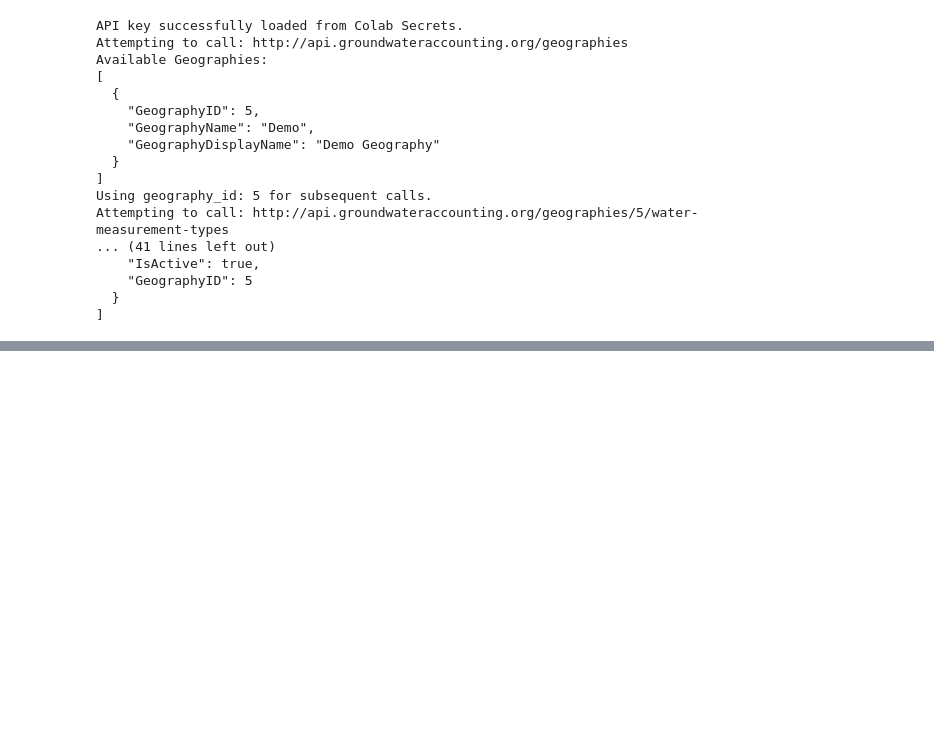
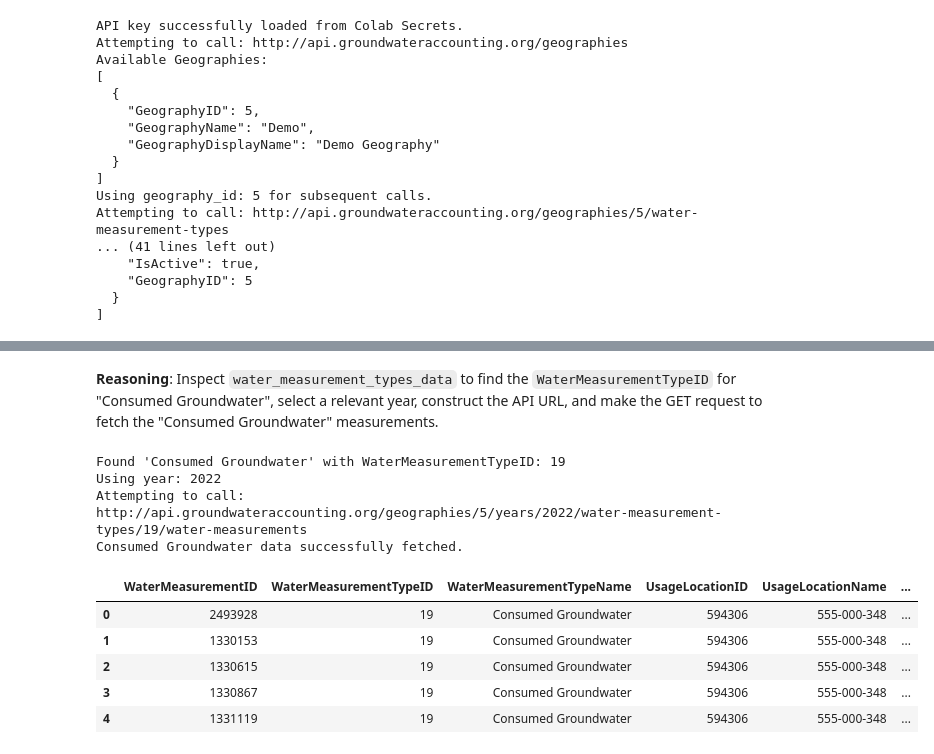
Before and after one commit to esassoc/qanat-community, a Jupyter notebook: Qanat.CommunityAPI/Examples/Hackathon_2025_Use_Case_1_Choropleth.ipynb, the cells around one changed output, grey strips where cells are left out. Drawn from its saved outputs; the diff is of its cells as text; code cells hidden in the pictures; blank space fills up the shorter version.

```diff
--- a/Qanat.CommunityAPI/Examples/Hackathon_2025_Use_Case_1_Choropleth.ipynb
+++ b/Qanat.CommunityAPI/Examples/Hackathon_2025_Use_Case_1_Choropleth.ipynb
@@ -130,0 +165,63 @@ Attempting to call: http://api.groundwateraccounting.org/geographies/5/water-mea
+# %% [markdown]
+**Reasoning**:
+Inspect `water_measurement_types_data` to find the `WaterMeasurementTypeID` for "Consumed Groundwater", select a relevant year, construct the API URL, and make the GET request to fetch the "Consumed Groundwater" measurements.
+# %%
+import pandas as pd
+
+# Find the WaterMeasurementTypeID for "Consumed Groundwater"
+consumed_groundwater_type = None
+if 'water_measurement_types_data' in locals() and isinstance(water_measurement_types_data, list):
+    for measurement_type in water_measurement_types_data:
+        if measurement_type.get('WaterMeasurementTypeName') == 'Consumed Groundwater':
+            consumed_groundwater_type = measurement_type
+            break
+
+if consumed_groundwater_type:
+    consumed_groundwater_type_id = consumed_groundwater_type.get('WaterMeasurementTypeID')
+    print(f"Found 'Consumed Groundwater' with WaterMeasurementTypeID: {consumed_groundwater_type_id}")
+
+    # Select a relevant year (assuming 2022 as a reasonable starting point)
+    # In a real scenario, you might check available years from another endpoint
+    selected_year = 2022
+    print(f"Using year: {selected_year}")
+
+    # Construct the URL for water measurements
+    water_measurements_path = '/geographies/{geographyID}/years/{year}/water-measurement-types/{waterMeasurementTypeID}/water-measurements'.replace('{geographyID}', str(geography_id)).replace('{year}', str(selected_year)).replace('{waterMeasurementTypeID}', str(consumed_groundwater_type_id))
+    water_measurements_url = f"{base_url}{water_measurements_path}"
+
+    print(f"Attempting to call: {water_measurements_url}")
+
+    # Make the API call
+    response = requests.get(water_measurements_url, headers=headers)
+
+    # Process the response
+    if response.status_code == 200:
+        consumed_groundwater_data = response.json()
+        print("Consumed Groundwater data successfully fetched.")
+        # Convert to DataFrame for easier inspection
+        if consumed_groundwater_data:
+            consumed_groundwater_df = pd.DataFrame(consumed_groundwater_data)
+            display(consumed_groundwater_df.head())
+        else:
+            print("No Consumed Groundwater data returned for the selected year.")
+            consumed_groundwater_df = None
+    else:
+        print(f"Error fetching Consumed Groundwater data: API call failed with status code {response.status_code}")
+        print(response.text)
+        consumed_groundwater_data = None
+        consumed_groundwater_df = None
+else:
+    print("Could not find 'Consumed Groundwater' in the water measurement types.")
+    consumed_groundwater_data = None
+    consumed_groundwater_df = None
+# %% [output]
+Found 'Consumed Groundwater' with WaterMeasurementTypeID: 19
+Using year: 2022
+Attempting to call: http://api.groundwateraccounting.org/geographies/5/years/2022/water-measurement-types/19/water-measurements
+Consumed Groundwater data successfully fetched.
+|  | WaterMeasurementID | WaterMeasurementTypeID | WaterMeasurementTypeName | UsageLocationID | UsageLocationName | ... |
+| 0 | 2493928 | 19 | Consumed Groundwater | 594306 | 555-000-348 | ... |
+| 1 | 1330153 | 19 | Consumed Groundwater | 594306 | 555-000-348 | ... |
+| 2 | 1330615 | 19 | Consumed Groundwater | 594306 | 555-000-348 | ... |
+| 3 | 1330867 | 19 | Consumed Groundwater | 594306 | 555-000-348 | ... |
+| 4 | 1331119 | 19 | Consumed Groundwater | 594306 | 555-000-348 | ... |
```
Also changed, not shown: parts of 23 cells of this notebook.
